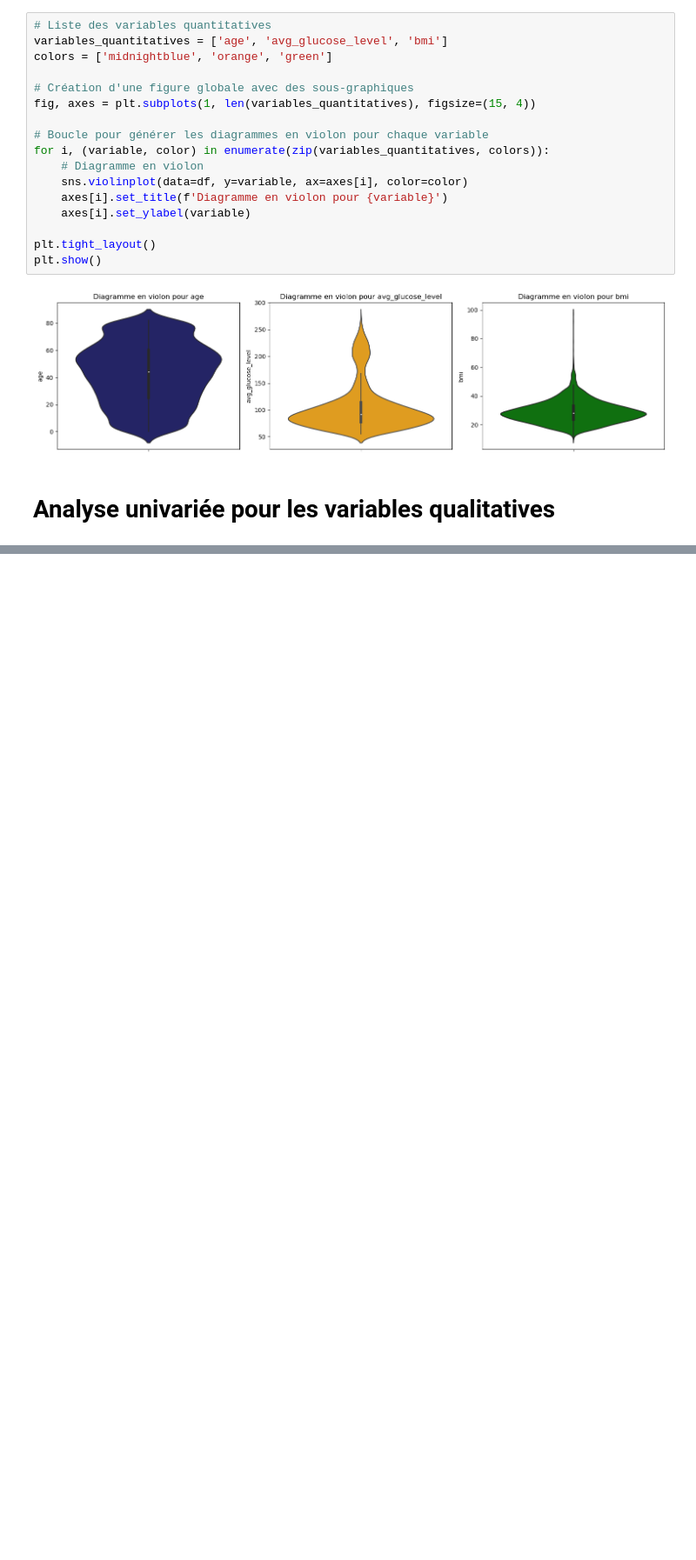
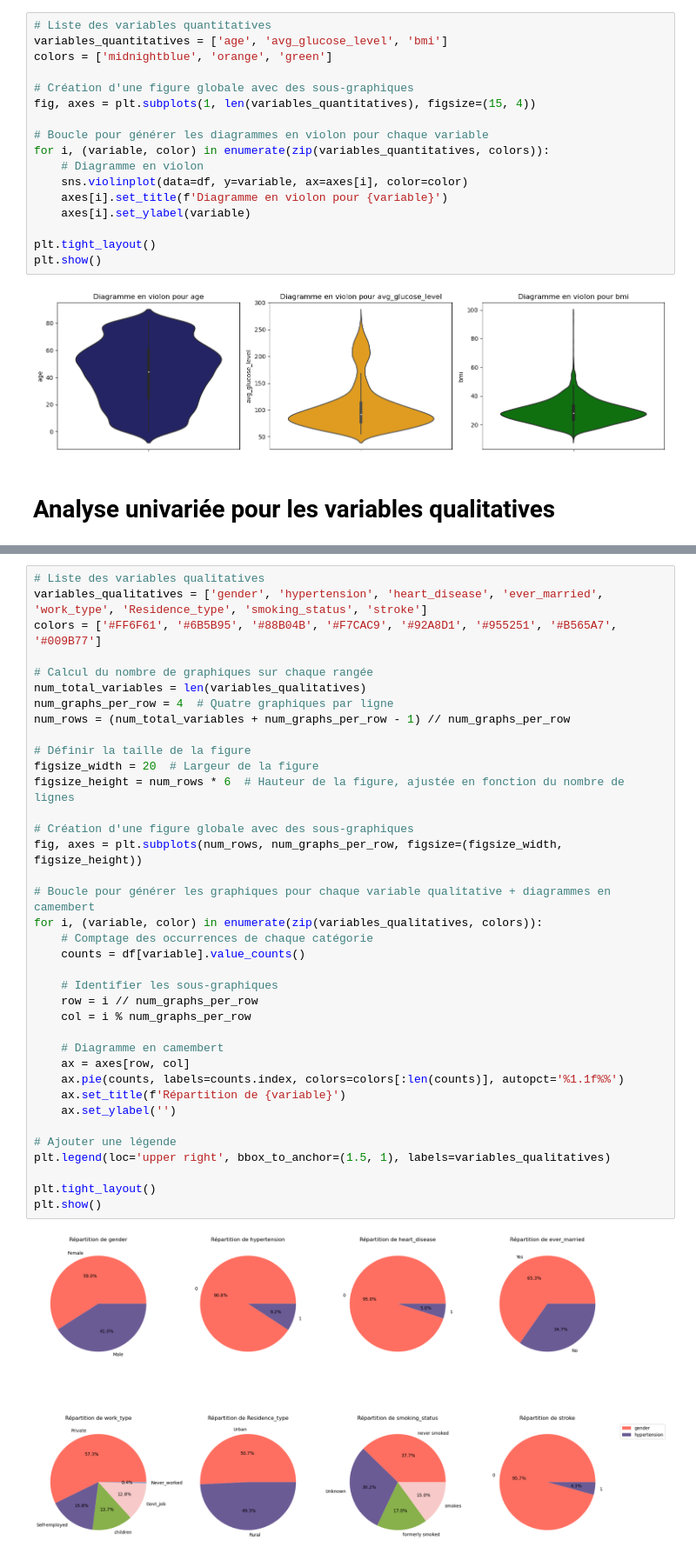
Before and after one commit to Antho-SJ/strocke-alert, a Jupyter notebook: stroke_alert.ipynb, the cells around one changed output, grey strips where cells are left out. Shown: that part at 87% size. Cells and saved outputs as stored; diff of their text form; blank space fills up the shorter version.

```diff
--- a/stroke_alert.ipynb
+++ b/stroke_alert.ipynb
@@ -254,0 +261,39 @@ plt.show()
+# %%
+# Liste des variables qualitatives
+variables_qualitatives = ['gender', 'hypertension', 'heart_disease', 'ever_married', 'work_type', 'Residence_type', 'smoking_status', 'stroke']
+colors = ['#FF6F61', '#6B5B95', '#88B04B', '#F7CAC9', '#92A8D1', '#955251', '#B565A7', '#009B77']
+
+# Calcul du nombre de graphiques sur chaque rangée
+num_total_variables = len(variables_qualitatives)
+num_graphs_per_row = 4  # Quatre graphiques par ligne
+num_rows = (num_total_variables + num_graphs_per_row - 1) // num_graphs_per_row
+
+# Définir la taille de la figure
+figsize_width = 20  # Largeur de la figure
+figsize_height = num_rows * 6  # Hauteur de la figure, ajustée en fonction du nombre de lignes
+
+# Création d'une figure globale avec des sous-graphiques
+fig, axes = plt.subplots(num_rows, num_graphs_per_row, figsize=(figsize_width, figsize_height))
+
+# Boucle pour générer les graphiques pour chaque variable qualitative + diagrammes en camembert
+for i, (variable, color) in enumerate(zip(variables_qualitatives, colors)):
+    # Comptage des occurrences de chaque catégorie
+    counts = df[variable].value_counts()
+
+    # Identifier les sous-graphiques
+    row = i // num_graphs_per_row
+    col = i % num_graphs_per_row
+
+    # Diagramme en camembert
+    ax = axes[row, col]
+    ax.pie(counts, labels=counts.index, colors=colors[:len(counts)], autopct='%1.1f%%')
+    ax.set_title(f'Répartition de {variable}')
+    ax.set_ylabel('')
+
+# Ajouter une légende
+plt.legend(loc='upper right', bbox_to_anchor=(1.5, 1), labels=variables_qualitatives)
+
+plt.tight_layout()
+plt.show()
+# %% [output]
+[figure, added]
```
Also changed, not shown: parts of 8 cells of this notebook.
